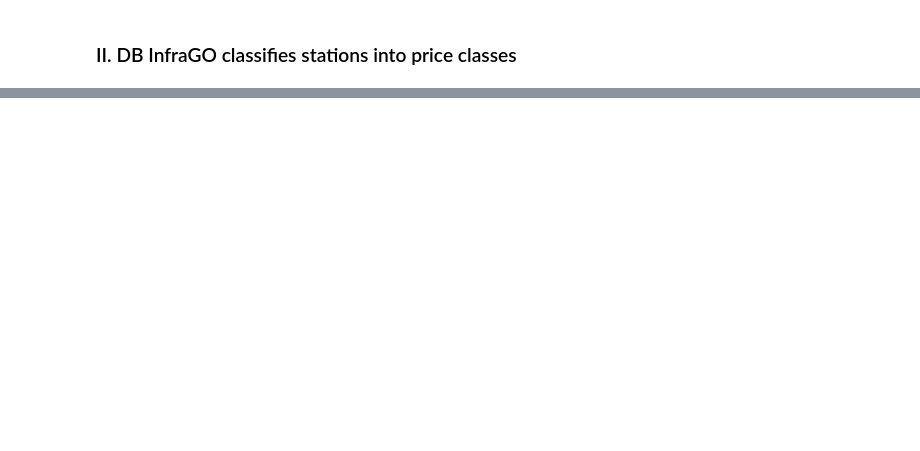
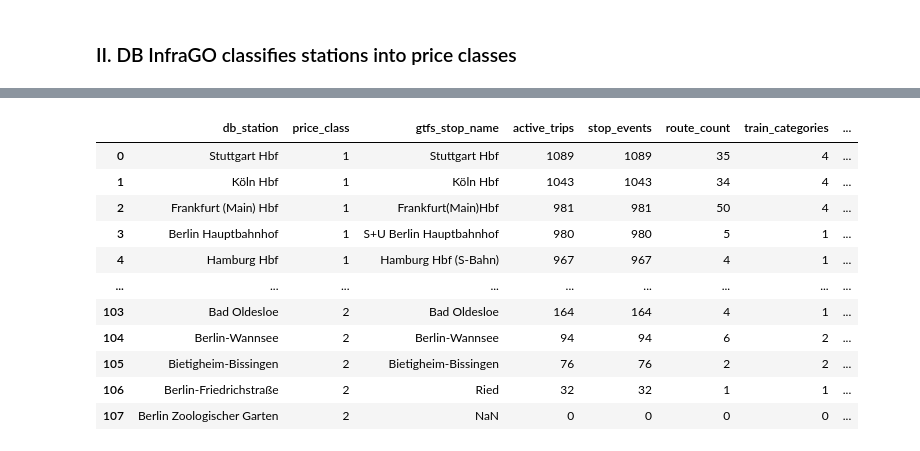
Before and after one commit to Jackson-7/bahnfluss-deutschland, a Jupyter notebook: analysis.ipynb, the cells around one changed output, grey strips where cells are left out. Saved outputs shown, nothing was run; the diff lists cells and outputs as text; code cells hidden in the pictures; blank space fills up the shorter version.

```diff
--- a/analysis.ipynb
+++ b/analysis.ipynb
@@ -953,0 +968,85 @@ Extracted 5,412 station-price rows from List-of-Station-Prices-2026-valid-as-of-
+# %%
+import re
+import unicodedata
+
+
+def normalise_name(value):
+    value = str(value).lower()
+    value = unicodedata.normalize("NFKD", value)
+    value = "".join(char for char in value if not unicodedata.combining(char))
+    value = value.replace("hauptbahnhof", "hbf")
+    value = re.sub(r"[^a-z0-9]+", " ", value)
+    return " ".join(value.split())
+
+
+gtfs_hubs = hub_candidates.copy()
+gtfs_hubs["gtfs_name_norm"] = gtfs_hubs["stop_name"].map(normalise_name)
+
+price_class_lookup = top_price_class_stations.copy()
+price_class_lookup["station_norm"] = price_class_lookup["station"].map(normalise_name)
+
+
+matched_rows = []
+
+for row in price_class_lookup.itertuples(index=False):
+    station_norm = row.station_norm
+
+    matched = gtfs_hubs[
+        gtfs_hubs["gtfs_name_norm"].str.contains(station_norm, regex=False, na=False)
+        | gtfs_hubs["gtfs_name_norm"].map(lambda name: station_norm in name or name in station_norm)
+    ].copy()
+
+    if matched.empty:
+        matched_rows.append(
+            {
+                "db_station": row.station,
+                "price_class": row.price_class,
+                "gtfs_stop_name": None,
+                "active_trips": 0,
+                "stop_events": 0,
+                "route_count": 0,
+                "train_categories": 0,
+                "matched": False,
+            }
+        )
+        continue
+
+    best_match = matched.sort_values(
+        ["active_trips", "route_count", "stop_events"],
+        ascending=False,
+    ).iloc[0]
+
+    matched_rows.append(
+        {
+            "db_station": row.station,
+            "price_class": row.price_class,
+            "gtfs_stop_name": best_match["stop_name"],
+            "active_trips": best_match["active_trips"],
+            "stop_events": best_match["stop_events"],
+            "route_count": best_match["route_count"],
+            "train_categories": best_match["train_categories"],
+            "matched": True,
+        }
+    )
+
+
+top_price_class_gtfs_matches = (
+    pd.DataFrame(matched_rows)
+    .sort_values(["price_class", "active_trips", "route_count"], ascending=[True, False, False])
+    .reset_index(drop=True)
+)
+
+display(top_price_class_gtfs_matches)
+# %% [output]
+|  | db_station | price_class | gtfs_stop_name | active_trips | stop_events | route_count | train_categories | ... |
+| 0 | Stuttgart Hbf | 1 | Stuttgart Hbf | 1089 | 1089 | 35 | 4 | ... |
+| 1 | Köln Hbf | 1 | Köln Hbf | 1043 | 1043 | 34 | 4 | ... |
+| 2 | Frankfurt (Main) Hbf | 1 | Frankfurt(Main)Hbf | 981 | 981 | 50 | 4 | ... |
+| 3 | Berlin Hauptbahnhof | 1 | S+U Berlin Hauptbahnhof | 980 | 980 | 5 | 1 | ... |
+| 4 | Hamburg Hbf | 1 | Hamburg Hbf (S-Bahn) | 967 | 967 | 4 | 1 | ... |
+| ... | ... | ... | ... | ... | ... | ... | ... | ... |
+| 103 | Bad Oldesloe | 2 | Bad Oldesloe | 164 | 164 | 4 | 1 | ... |
+| 104 | Berlin-Wannsee | 2 | Berlin-Wannsee | 94 | 94 | 6 | 2 | ... |
+| 105 | Bietigheim-Bissingen | 2 | Bietigheim-Bissingen | 76 | 76 | 2 | 2 | ... |
+| 106 | Berlin-Friedrichstraße | 2 | Ried | 32 | 32 | 1 | 1 | ... |
+| 107 | Berlin Zoologischer Garten | 2 | NaN | 0 | 0 | 0 | 0 | ... |
```
Also changed, not shown: parts of 16 cells of this notebook.
